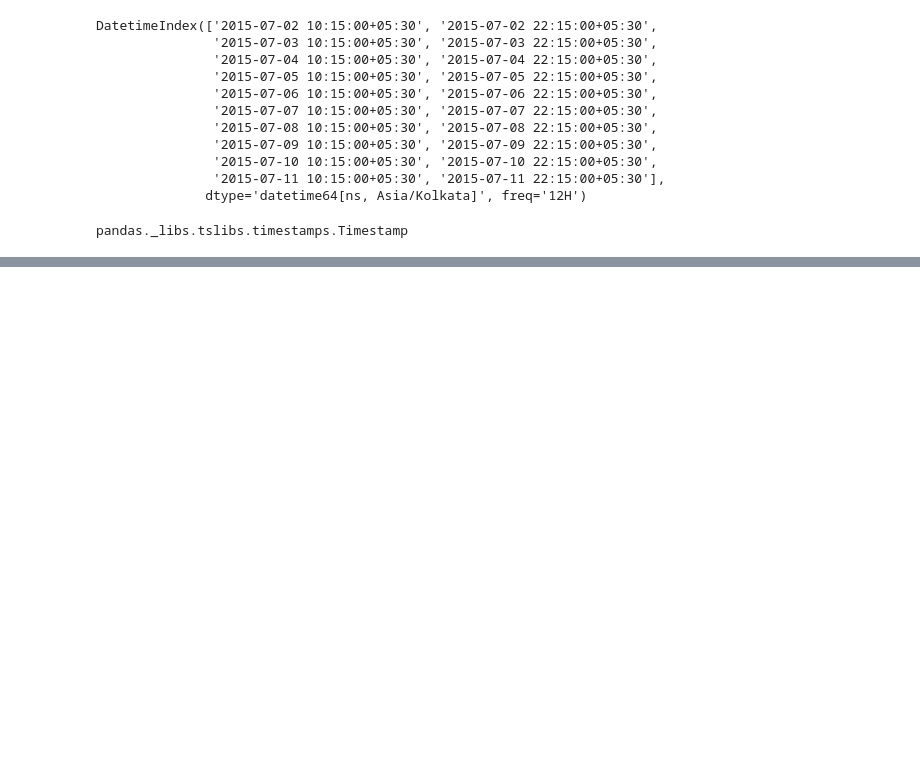
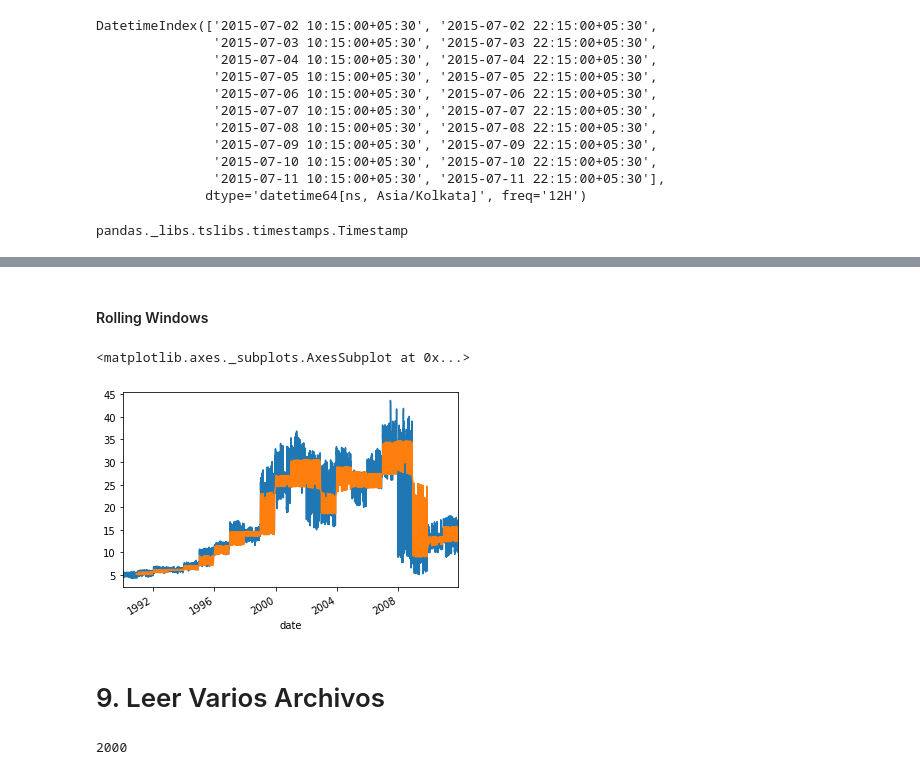
Before and after one commit to eugeniogarcia/python, a Jupyter notebook: AI notebooks/Datasets/pandas-basics/ejercicios.ipynb, the cells around one changed output, grey strips where cells are left out. Drawn from its saved outputs; the diff is of its cells as text; code cells hidden in the pictures; blank space fills up the shorter version.

```diff
--- a/AI notebooks/Datasets/pandas-basics/ejercicios.ipynb
+++ b/AI notebooks/Datasets/pandas-basics/ejercicios.ipynb
@@ -1403,0 +1855,15 @@ pandas._libs.tslibs.timestamps.Timestamp
+# %% [markdown]
+#### Rolling Windows
+# %%
+stocks.AA.plot()
+stocks.AA.rolling(window=200,center=False).mean().plot()
+# %% [output]
+<matplotlib.axes._subplots.AxesSubplot at 0x...>
+[figure, added]
+# %% [markdown]
+# 9. Leer Varios Archivos
+# %%
+names1880 = pd.read_csv('./data/names/yob1880.txt', names=['name', 'gender', 'birthcount'])
+len(names1880)
+# %% [output]
+2000
```
Also changed, not shown: parts of 126 cells of this notebook, 29 other files.
